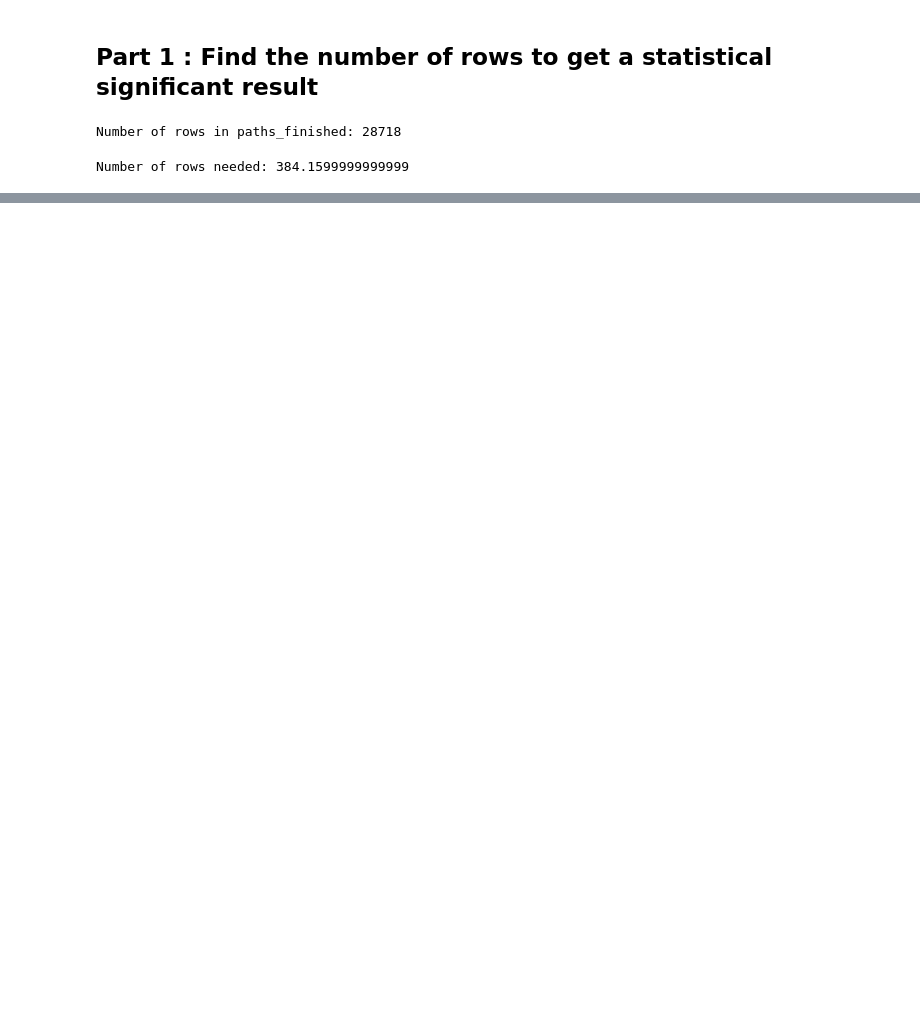
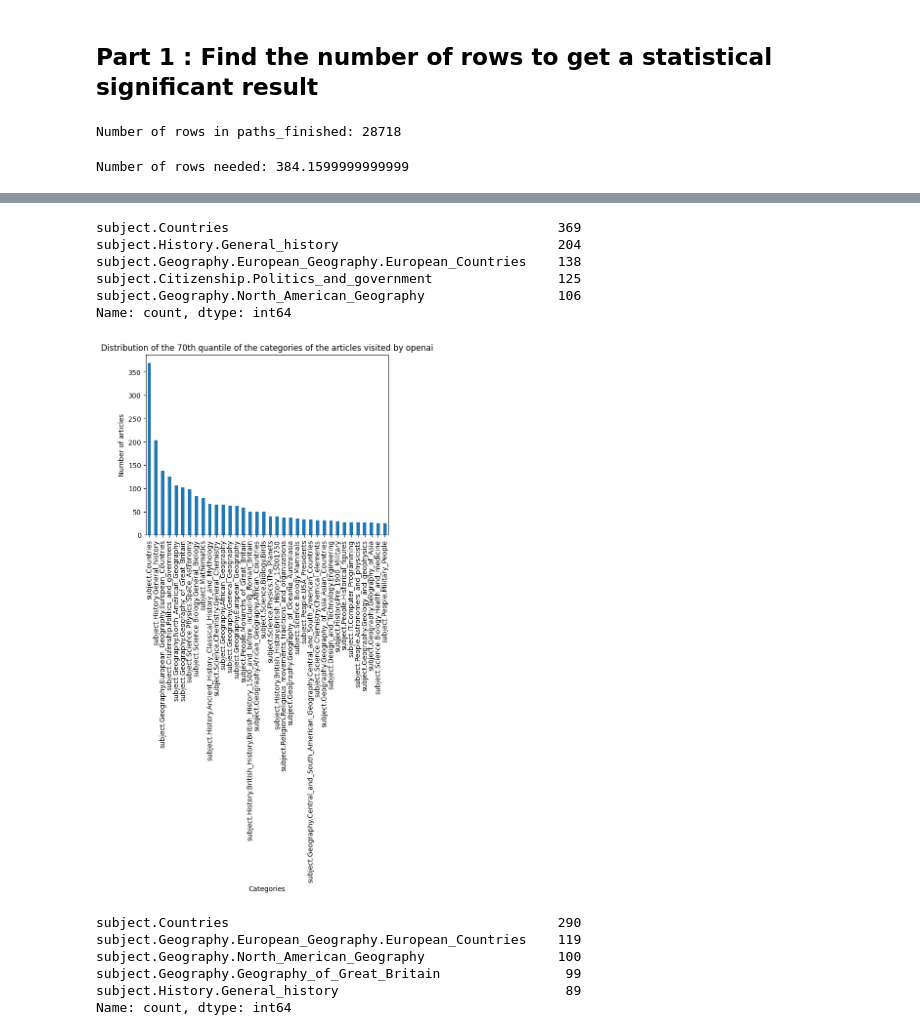
Before and after one commit to epfl-ada/ada-2024-project-adaspeedia, a Jupyter notebook: openai_vs_mistralai.ipynb, the cells around one changed output, grey strips where cells are left out. Drawn from its saved outputs; the diff is of its cells as text; code cells hidden in the pictures; blank space fills up the shorter version.

```diff
--- a/openai_vs_mistralai.ipynb
+++ b/openai_vs_mistralai.ipynb
@@ -116,0 +240,76 @@ Pourcentage of loop detected in the Mistral file: 14.864864864864865%
+# %%
+import urllib.parse
+# load categories.tsv file
+# Load the TSV file
+file_path = "data/wikispeedia_paths-and-graph/categories.tsv"
+categories = pd.read_csv(file_path, sep='\t', skiprows=12, names=['article', 'category'])
+categories = categories.map(urllib.parse.unquote)
+# %%
+
+articles_openai = df_openai['path'].apply(lambda x: x.split(';')).tolist()
+
+
+
+articles_openai = [item for sublist in articles_openai for item in sublist]
+
+# get the cartegoies of the articles
+categories_of_articles_openai = []
+for article in articles_openai:
+    try:
+        categories_of_articles_openai.append(categories[categories['article'] == article]['category'])
+    except:
+        pass
+
+# using the value counts, get the 0.70 quantile of the categories
+categories_of_articles_openai = [item for sublist in categories_of_articles_openai for item in sublist]
+categories_count_openai = pd.Series(categories_of_articles_openai).value_counts()
+
+# print the 5 most common categories
+print(categories_count_openai.head())
+nbr_o = categories_count_openai.quantile(0.70)
+# %% [output]
+subject.Countries                                          369
+subject.History.General_history                            204
+subject.Geography.European_Geography.European_Countries    138
+subject.Citizenship.Politics_and_government                125
+subject.Geography.North_American_Geography                 106
+Name: count, dtype: int64
+# %%
+# plot the distribution of the 70th quantile
+categories_count_openai[categories_count_openai > nbr_o].plot(kind='bar')
+plt.title('Distribution of the 70th quantile of the categories of the articles visited by openai')
+plt.ylabel('Number of articles')
+plt.xlabel('Categories')
+plt.show()
+# %% [output]
+[figure, added]
+# %%
+
+articles_mistral = df_mistral['path'].apply(lambda x: x.split(';')).tolist()
+
+
+
+articles_mistral = [item for sublist in articles_mistral for item in sublist]
+
+# get the cartegoies of the articles
+categories_of_articles_mistral = []
+for article in articles_mistral:
+    try:
+        categories_of_articles_mistral.append(categories[categories['article'] == article]['category'])
+    except:
+        pass
+
+# using the value counts, get the 0.70 quantile of the categories
+categories_of_articles_mistral = [item for sublist in categories_of_articles_mistral for item in sublist]
+categories_count_mistral = pd.Series(categories_of_articles_mistral).value_counts()
+
+# print the 5 most common categories
+print(categories_count_mistral.head())
+nbr_m = categories_count_mistral.quantile(0.70)
+# %% [output]
+subject.Countries                                          290
+subject.Geography.European_Geography.European_Countries    119
+subject.Geography.North_American_Geography                 100
+subject.Geography.Geography_of_Great_Britain                99
+subject.History.General_history                             89
+Name: count, dtype: int64
```
Also changed, not shown: parts of 19 cells of this notebook, 1 other file.
